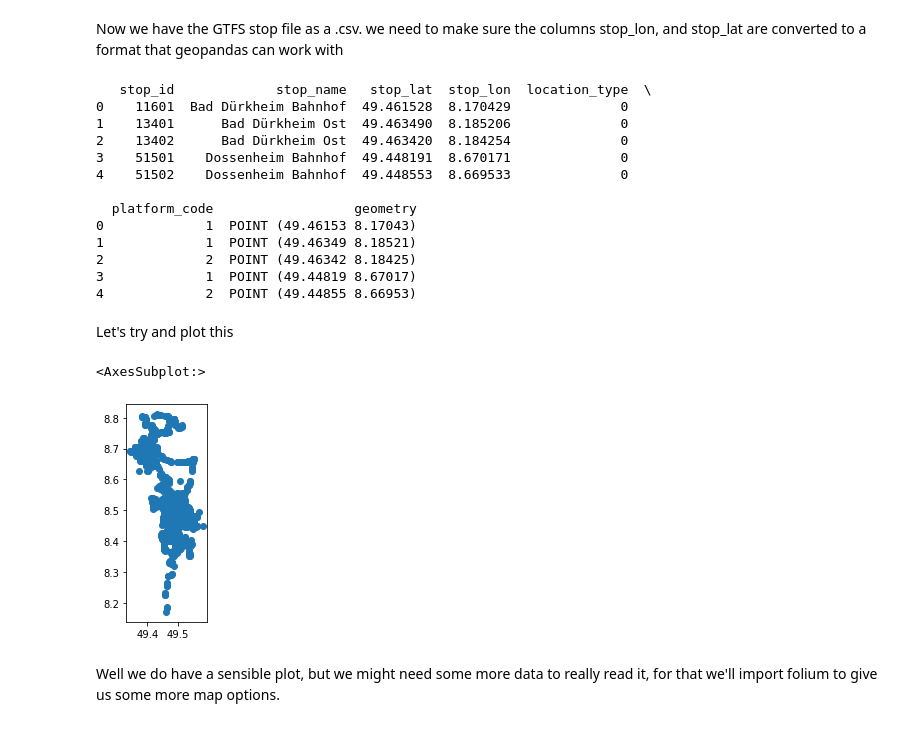
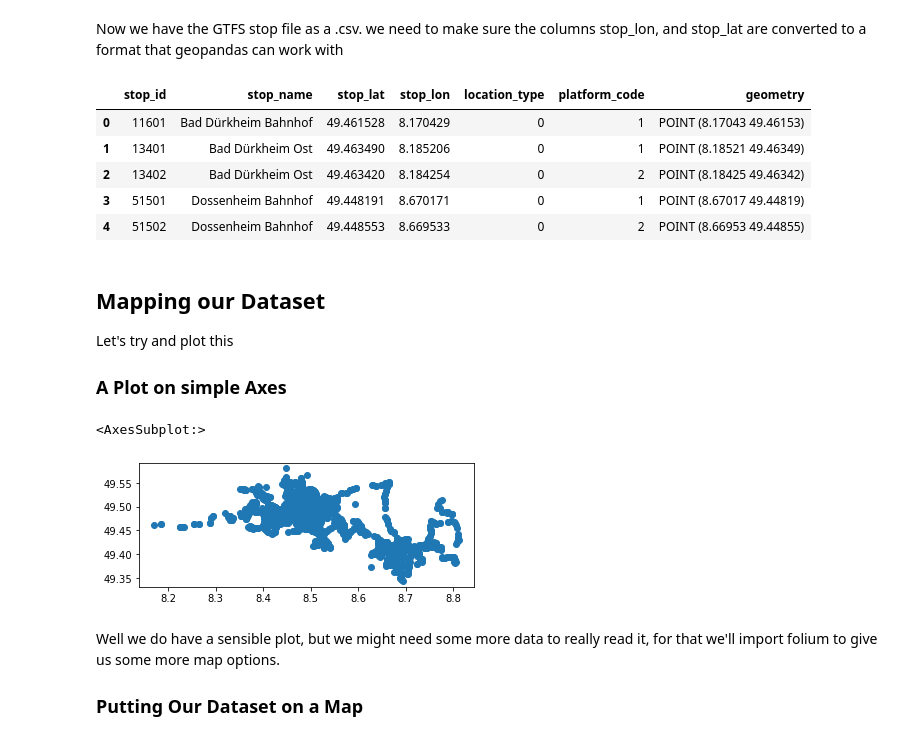
Before and after one commit to Chwiggy/2022-08-31_FinalAssignment, a Jupyter notebook: 2022-08-05_Methods.ipynb, the cells around one changed output. Cells and saved outputs as stored; diff of their text form; code cells hidden in the pictures.

Commit message:
Mapping & Fixing Some Early Mistakes

```diff
--- a/2022-08-05_Methods.ipynb
+++ b/2022-08-05_Methods.ipynb
@@ -9,36 +9,34 @@ import pandas as pd
 
 Importing the GTFS feed with all the stops and stations to display them on a map. This step will allow a first quality assesment of the data. As GTFS is basically a relational database made up of various comma-separated text files, we'll first need to make sure pandas and geopandas can read them properly. The first file we'll look at is `stops.txt`, because it is the only that actually contains geo-referenced data, the stop locations. All the other files in the GTFS feed are referencing these stops to create relations between them
 # %%
-stops_dataframe = pd.read_csv("2022-07-26_RNV_GTFS_Schedule\\stops.txt")
-stops_dataframe.to_csv("stops.csv")
+stops_df = pd.read_csv("2022-07-26_RNV_GTFS_Schedule\\stops.txt")
+stops_df.to_csv("stops.csv")
 # %% [markdown]
 Now we have the GTFS stop file as a .csv. we need to make sure the columns stop_lon, and stop_lat are converted to a format that geopandas can work with
 # %%
-stops_geoframe = gp.GeoDataFrame(stops_dataframe, geometry=gp.points_from_xy(stops_dataframe.stop_lat, stops_dataframe.stop_lon) )
-print(stops_geoframe.head())
+stops_gdf = gp.GeoDataFrame(stops_df, geometry=gp.points_from_xy(stops_df.stop_lon, stops_df.stop_lat))
+stops_gdf.head()
 # %% [output]
-   stop_id             stop_name   stop_lat  stop_lon  location_type  \
-0    11601  Bad Dürkheim Bahnhof  49.461528  8.170429              0
-1    13401      Bad Dürkheim Ost  49.463490  8.185206              0
-2    13402      Bad Dürkheim Ost  49.463420  8.184254              0
-3    51501    Dossenheim Bahnhof  49.448191  8.670171              0
-4    51502    Dossenheim Bahnhof  49.448553  8.669533              0
-
-  platform_code                  geometry
-0             1  POINT (49.46153 8.17043)
-1             1  POINT (49.46349 8.18521)
-2             2  POINT (49.46342 8.18425)
-3             1  POINT (49.44819 8.67017)
-4             2  POINT (49.44855 8.66953)
+|  | stop_id | stop_name | stop_lat | stop_lon | location_type | platform_code | geometry |
+| 0 | 11601 | Bad Dürkheim Bahnhof | 49.461528 | 8.170429 | 0 | 1 | POINT (8.17043 49.46153) |
+| 1 | 13401 | Bad Dürkheim Ost | 49.463490 | 8.185206 | 0 | 1 | POINT (8.18521 49.46349) |
+| 2 | 13402 | Bad Dürkheim Ost | 49.463420 | 8.184254 | 0 | 2 | POINT (8.18425 49.46342) |
+| 3 | 51501 | Dossenheim Bahnhof | 49.448191 | 8.670171 | 0 | 1 | POINT (8.67017 49.44819) |
+| 4 | 51502 | Dossenheim Bahnhof | 49.448553 | 8.669533 | 0 | 2 | POINT (8.66953 49.44855) |
 # %% [markdown]
+## Mapping our Dataset
 Let's try and plot this
+
+### A Plot on simple Axes
 # %%
-stops_geoframe.plot()
+stops_gdf.plot()
 # %% [output]
 <AxesSubplot:>
-[figure, old version]
+[figure, new version]
 # %% [markdown]
 Well we do have a sensible plot, but we might need some more data to really read it, for that we'll import folium to give us some more map options.
+
+### Putting Our Dataset on a Map
 # %%
 import folium
 #creating the map from Open Street Maps
```
Also changed, not shown: parts of 5 cells of this notebook.
